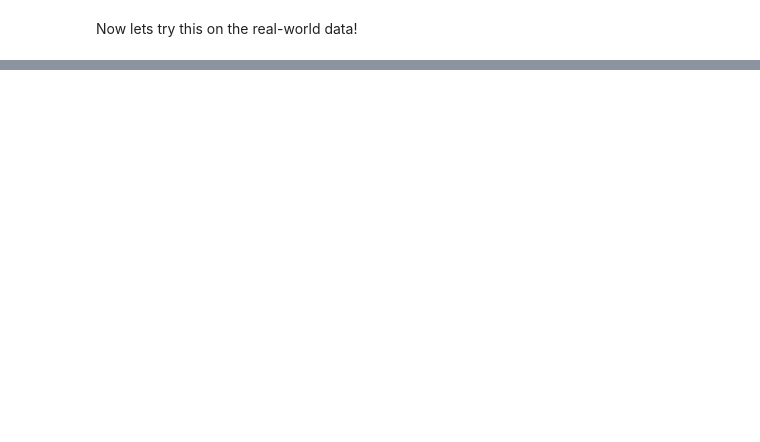
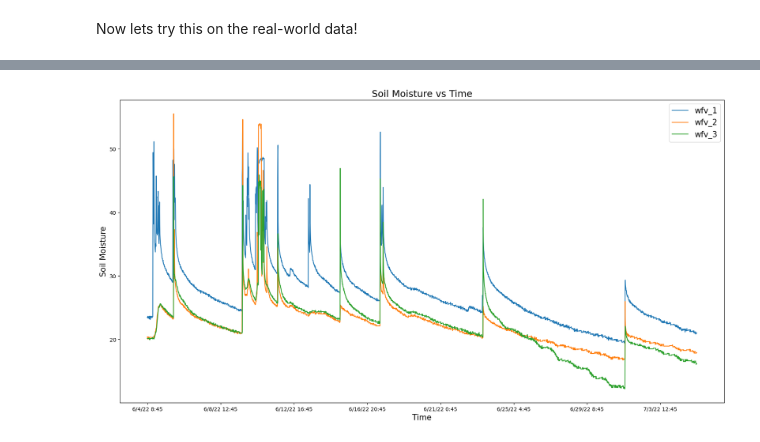
Before and after one commit to Detriatis/mlproj, a Jupyter notebook: project/dev.ipynb, the cells around one changed output, grey strips where cells are left out. Drawn from its saved outputs; the diff is of its cells as text; code cells hidden in the pictures; blank space fills up the shorter version.

```diff
--- a/project/dev.ipynb
+++ b/project/dev.ipynb
@@ -535,0 +471,4 @@ Now lets try this on the real-world data!
+# %%
+#Bring in Data
+df_raw = pd.read_csv('RainGarden.csv')
+df_raw.shape
@@ -535,0 +477,4 @@ Now lets try this on the real-world data!
+# %%
+# NOTE why the author only loads this portion of data?
+df_f = df_raw.iloc[7000:10000]
+df_f.head()
@@ -535,0 +488,24 @@ Now lets try this on the real-world data!
+# %%
+#Plot Data.
+#Each soil sensor is measuring percent moisture at 16 cm below surface.
+x = df_f['Time']
+y_1 = df_f['wfv_1']
+y_2 = df_f['wfv_2']
+y_3 = df_f['wfv_3']
+
+fig = plt.figure(figsize=(16,8))
+axes_4 = fig.add_axes([0,0,1,1]) #this means you want the whole array
+axes_4.set_xlabel('Time' ,fontsize=15,)
+axes_4.set_ylabel('Soil Moisture',fontsize=15)
+axes_4.set_title('Soil Moisture vs Time',fontsize=18)
+axes_4.plot(x, y_1, label='wfv_1')
+axes_4.plot(x, y_2, label='wfv_2')
+axes_4.plot(x, y_3, label='wfv_3')
+axes_4.legend(loc='best',fontsize=15)
+
+
+plt.gca().xaxis.set_major_locator(MaxNLocator(prune='lower'))
+
+plt.show()
+# %% [output]
+[figure, added]
```
Also changed, not shown: parts of 18 cells of this notebook.
